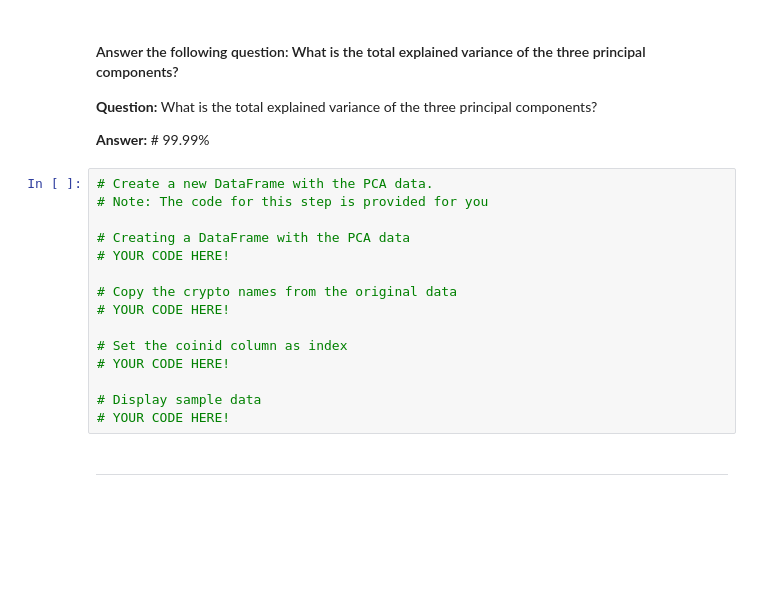
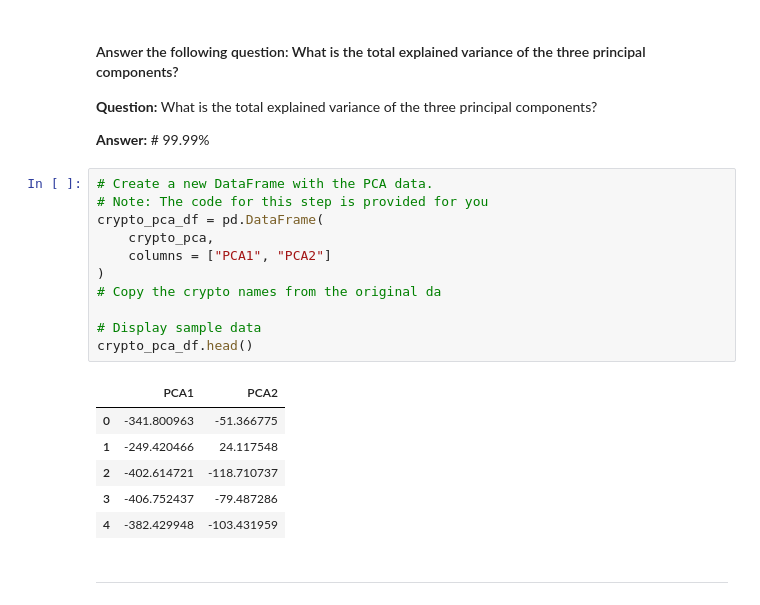
Before and after one commit to mightymiklas/KNN_PCA_Your_Crypto, a Jupyter notebook: crypto_investments.ipynb, the cells around one changed output. Cells and saved outputs as stored; diff of their text form; blank space fills up the shorter version.

```diff
--- a/crypto_investments.ipynb
+++ b/crypto_investments.ipynb
@@ -272,18 +272,21 @@ array([0.97603731, 0.02302829])
 # %%
 # Create a new DataFrame with the PCA data.
 # Note: The code for this step is provided for you
-
-# Creating a DataFrame with the PCA data
-# YOUR CODE HERE!
-
-# Copy the crypto names from the original data
-# YOUR CODE HERE!
-
-# Set the coinid column as index
-# YOUR CODE HERE!
+crypto_pca_df = pd.DataFrame(
+    crypto_pca,
+    columns = ["PCA1", "PCA2"]
+)
+# Copy the crypto names from the original da
 
 # Display sample data
-# YOUR CODE HERE!
+crypto_pca_df.head()
+# %% [output]
+|  | PCA1 | PCA2 |
+| 0 | -341.800963 | -51.366775 |
+| 1 | -249.420466 | 24.117548 |
+| 2 | -402.614721 | -118.710737 |
+| 3 | -406.752437 | -79.487286 |
+| 4 | -382.429948 | -103.431959 |
 # %% [markdown]
 ---
 # %% [markdown]
```
Also changed, not shown: parts of 10 cells of this notebook.
